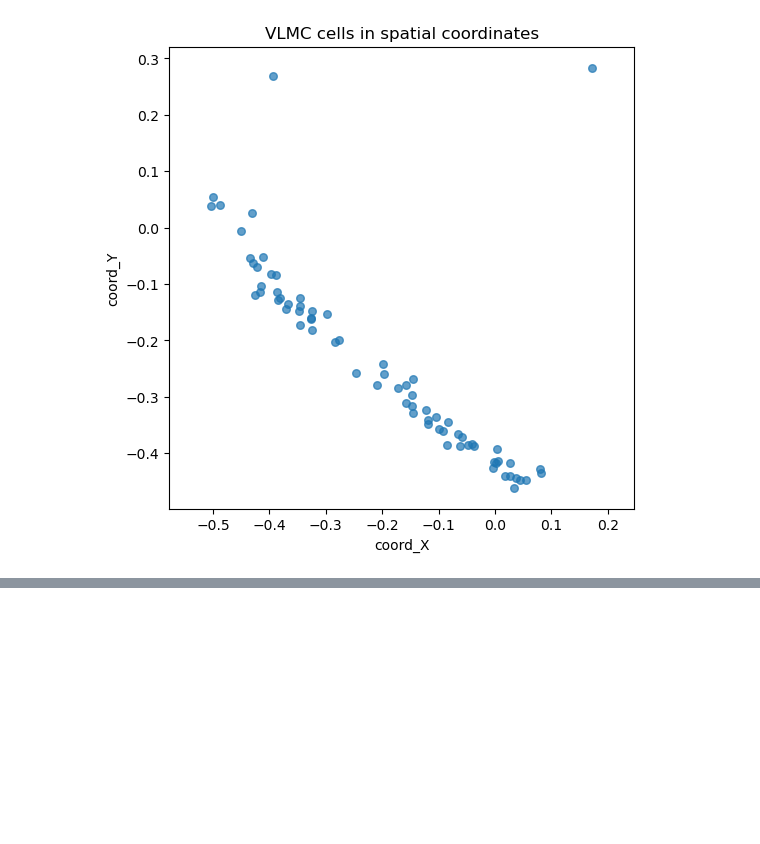
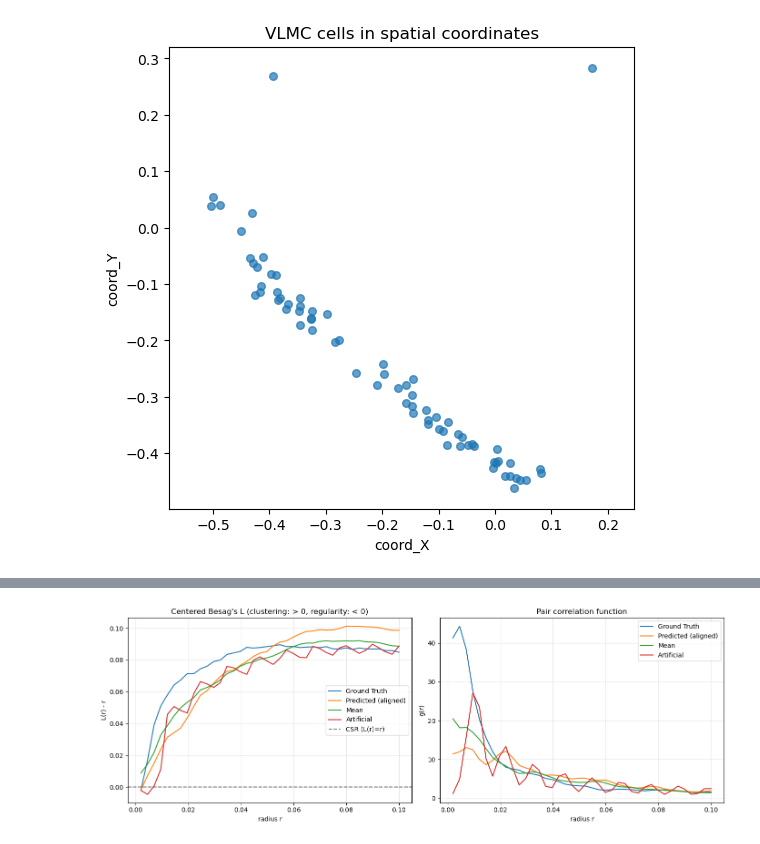
Before and after one commit to abelsalm/Celullar-Tissue-Spatial-Metrics-, a Jupyter notebook: ripleys-k-functions/ripley_tests.ipynb, the cells around one changed output, grey strips where cells are left out. Cells and saved outputs as stored; diff of their text form; code cells hidden in the pictures; blank space fills up the shorter version.

```diff
--- a/ripleys-k-functions/ripley_tests.ipynb
+++ b/ripleys-k-functions/ripley_tests.ipynb
@@ -1014,0 +260,32 @@ VBox(children=(SelectionSlider(continuous_update=False, description='time', layo
+# %%
+# L function with the Poisson reference L(r) = r for context
+radii_vlmc = np.linspace(0.002, 0.1, 40)
+
+fig, axs = plt.subplots(1, 2, figsize=(14, 5))
+
+for df_, name in zip(vlmc_dfs, vlmc_names):
+    L = ripley_L_function(df_, 'VLMC', radii_vlmc)
+    axs[0].plot(radii_vlmc, L - radii_vlmc, label=name)
+
+axs[0].axhline(0, color='k', linestyle='--', alpha=0.5, label='CSR (L(r)=r)')
+axs[0].set_xlabel('radius r')
+axs[0].set_ylabel('L(r) - r')
+axs[0].set_title("Centered Besag's L (clustering: > 0, regularity: < 0)")
+axs[0].legend()
+axs[0].grid(True, alpha=0.3)
+
+bw_vlmc = float(np.median(np.diff(radii_vlmc)))
+for df_, name in zip(vlmc_dfs, vlmc_names):
+    g = ripley_pair_correlation_function(df_, 'VLMC', radii_vlmc, bandwidth=bw_vlmc)
+    axs[1].plot(radii_vlmc, g, label=name)
+
+axs[1].set_xlabel('radius r')
+axs[1].set_ylabel('g(r)')
+axs[1].set_title('Pair correlation function')
+axs[1].legend()
+axs[1].grid(True, alpha=0.3)
+
+fig.tight_layout()
+plt.show()
+# %% [output]
+[figure, added]
```
Also changed, not shown: parts of 59 cells of this notebook, 6 other files.
